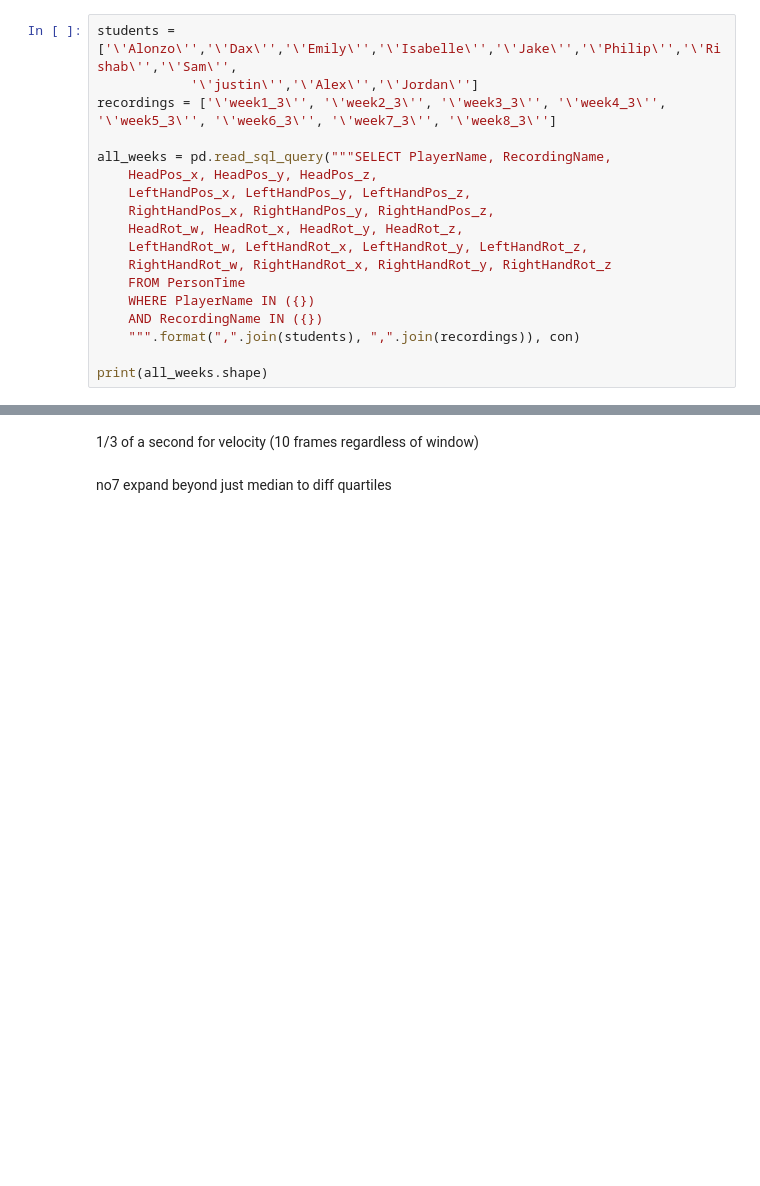
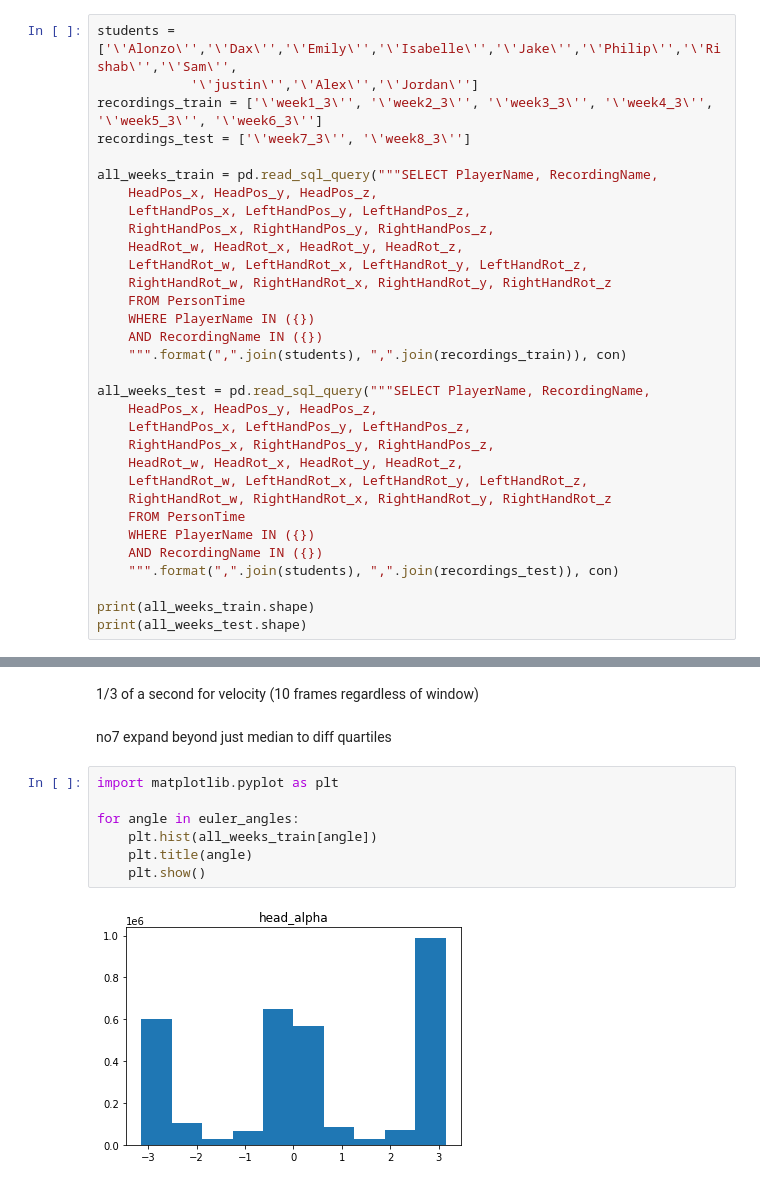
Before and after one commit to rjc45/vr-identification, a Jupyter notebook: random_forest_new_features.ipynb, the cells around one changed output, grey strips where cells are left out. Cells and saved outputs as stored; diff of their text form; blank space fills up the shorter version.

```diff
--- a/random_forest_new_features.ipynb
+++ b/random_forest_new_features.ipynb
@@ -13,9 +15,10 @@ cur = con.cursor()
 # %%
 students = ['\'Alonzo\'','\'Dax\'','\'Emily\'','\'Isabelle\'','\'Jake\'','\'Philip\'','\'Rishab\'','\'Sam\'',
             '\'justin\'','\'Alex\'','\'Jordan\'']
-recordings = ['\'week1_3\'', '\'week2_3\'', '\'week3_3\'', '\'week4_3\'', '\'week5_3\'', '\'week6_3\'', '\'week7_3\'', '\'week8_3\'']
+recordings_train = ['\'week1_3\'', '\'week2_3\'', '\'week3_3\'', '\'week4_3\'', '\'week5_3\'', '\'week6_3\'']
+recordings_test = ['\'week7_3\'', '\'week8_3\'']
 
-all_weeks = pd.read_sql_query("""SELECT PlayerName, RecordingName,
+all_weeks_train = pd.read_sql_query("""SELECT PlayerName, RecordingName,
     HeadPos_x, HeadPos_y, HeadPos_z,
     LeftHandPos_x, LeftHandPos_y, LeftHandPos_z,
     RightHandPos_x, RightHandPos_y, RightHandPos_z,
@@ -25,7 +28,20 @@ all_weeks = pd.read_sql_query("""SELECT PlayerName, RecordingName,
     FROM PersonTime
     WHERE PlayerName IN ({})
     AND RecordingName IN ({})
-    """.format(",".join(students), ",".join(recordings)), con)
+    """.format(",".join(students), ",".join(recordings_train)), con)
 
-print(all_weeks.shape)
+all_weeks_test = pd.read_sql_query("""SELECT PlayerName, RecordingName,
+    HeadPos_x, HeadPos_y, HeadPos_z,
+    LeftHandPos_x, LeftHandPos_y, LeftHandPos_z,
+    RightHandPos_x, RightHandPos_y, RightHandPos_z,
+    HeadRot_w, HeadRot_x, HeadRot_y, HeadRot_z,
+    LeftHandRot_w, LeftHandRot_x, LeftHandRot_y, LeftHandRot_z,
+    RightHandRot_w, RightHandRot_x, RightHandRot_y, RightHandRot_z
+    FROM PersonTime
+    WHERE PlayerName IN ({})
+    AND RecordingName IN ({})
+    """.format(",".join(students), ",".join(recordings_test)), con)
+
+print(all_weeks_train.shape)
+print(all_weeks_test.shape)
 # %% [output]
@@ -416,3 +559,12 @@ max, min, etc for surging and strafing - mean will be 0
 1/3 of a second for velocity (10 frames regardless of window)
 # %% [markdown]
 no7 expand beyond just median to diff quartiles
+# %%
+import matplotlib.pyplot as plt
+
+for angle in euler_angles:
+    plt.hist(all_weeks_train[angle])
+    plt.title(angle)
+    plt.show()
+# %% [output]
+[figure, added]
```
Also changed, not shown: parts of 19 cells of this notebook.
